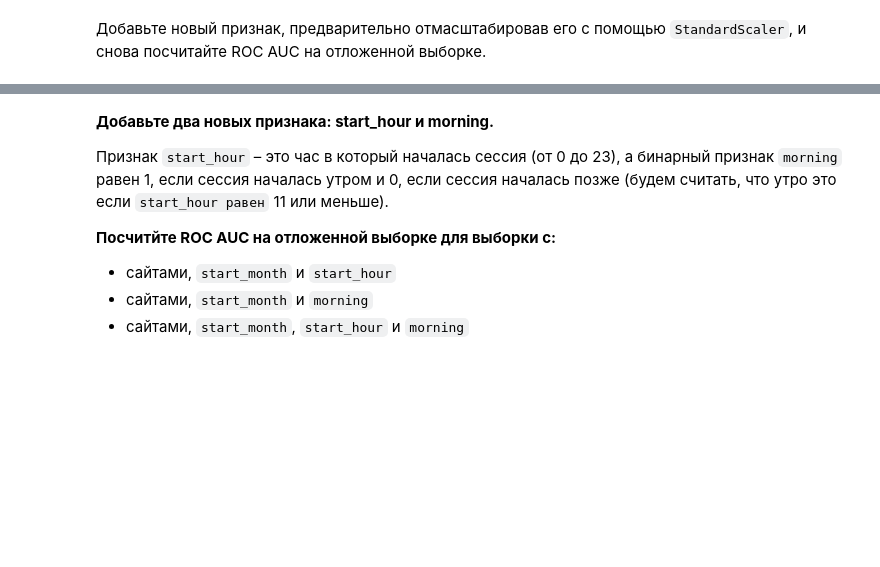
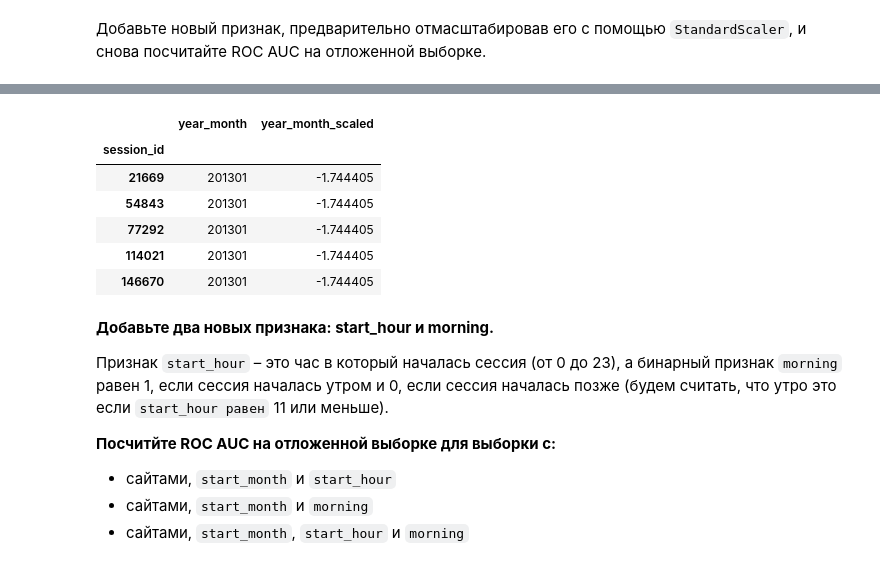
Before and after one commit to Leparsky/mlcourse.ai, a Jupyter notebook: jupyter_russian/topic04_linear_models/lesson4_practice_alice_benchmarks_den.ipynb, the cells around one changed output, grey strips where cells are left out. Saved outputs shown, nothing was run; the diff lists cells and outputs as text; code cells hidden in the pictures; blank space fills up the shorter version.

```diff
--- a/jupyter_russian/topic04_linear_models/lesson4_practice_alice_benchmarks_den.ipynb
+++ b/jupyter_russian/topic04_linear_models/lesson4_practice_alice_benchmarks_den.ipynb
@@ -241,0 +277,2 @@ train_df.head()
+# %%
+scaler = StandardScaler()
@@ -242,3 +283,15 @@ train_df.head()
+# %%
+new_feat_train['year_month_scaled'] = scaler.transform(new_feat_train[['year_month']])
+# %%
+new_feat_train.head()
+# %% [output]
+|  | year_month | year_month_scaled |
+| session_id |  |  |
+| 21669 | 201301 | -1.744405 |
+| 54843 | 201301 | -1.744405 |
+| 77292 | 201301 | -1.744405 |
+| 114021 | 201301 | -1.744405 |
+| 146670 | 201301 | -1.744405 |
 # %% [markdown]
 **Добавьте два новых признака: start_hour и morning.**
 
```
Also changed, not shown: parts of 13 cells of this notebook.
